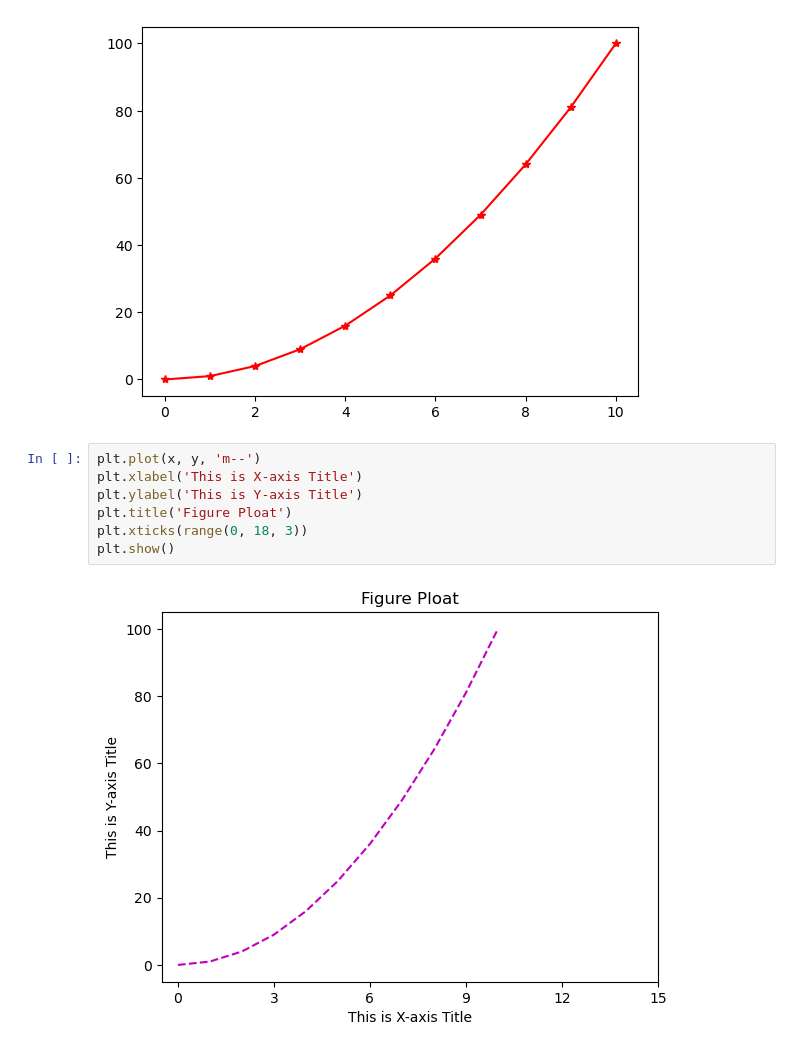
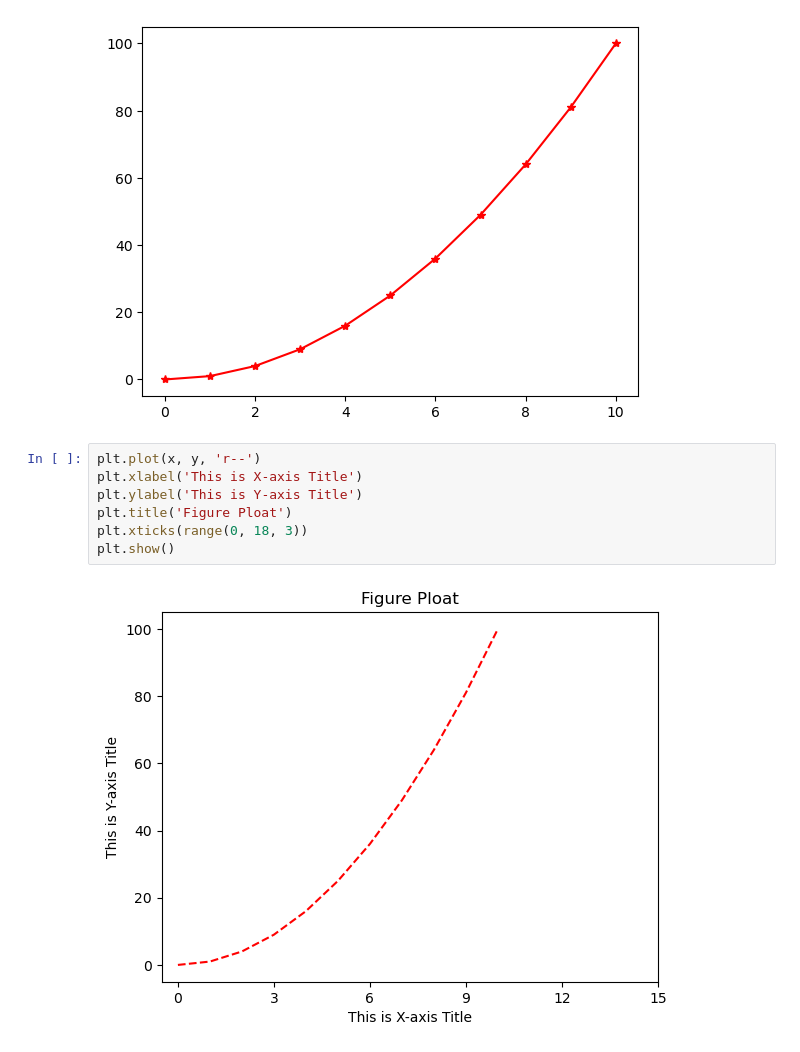
Before and after one commit to MDalamin5/Data-Science-ML, a Jupyter notebook: Python-Libraries_and_OOPs/Ostad-PY-Libraries/Week-8/Matplotlib YT/class/class2.ipynb, the cells around one changed output. Cells and saved outputs as stored; diff of their text form.

```diff
--- a/Python-Libraries_and_OOPs/Ostad-PY-Libraries/Week-8/Matplotlib YT/class/class2.ipynb
+++ b/Python-Libraries_and_OOPs/Ostad-PY-Libraries/Week-8/Matplotlib YT/class/class2.ipynb
@@ -29,11 +29,11 @@ plt.show()
 # %% [output]
 [figure]
 # %%
-plt.plot(x, y, 'm--')
+plt.plot(x, y, 'r--')
 plt.xlabel('This is X-axis Title')
 plt.ylabel('This is Y-axis Title')
 plt.title('Figure Ploat')
 plt.xticks(range(0, 18, 3))
 plt.show()
 # %% [output]
-[figure, old version]
+[figure, new version]
```
